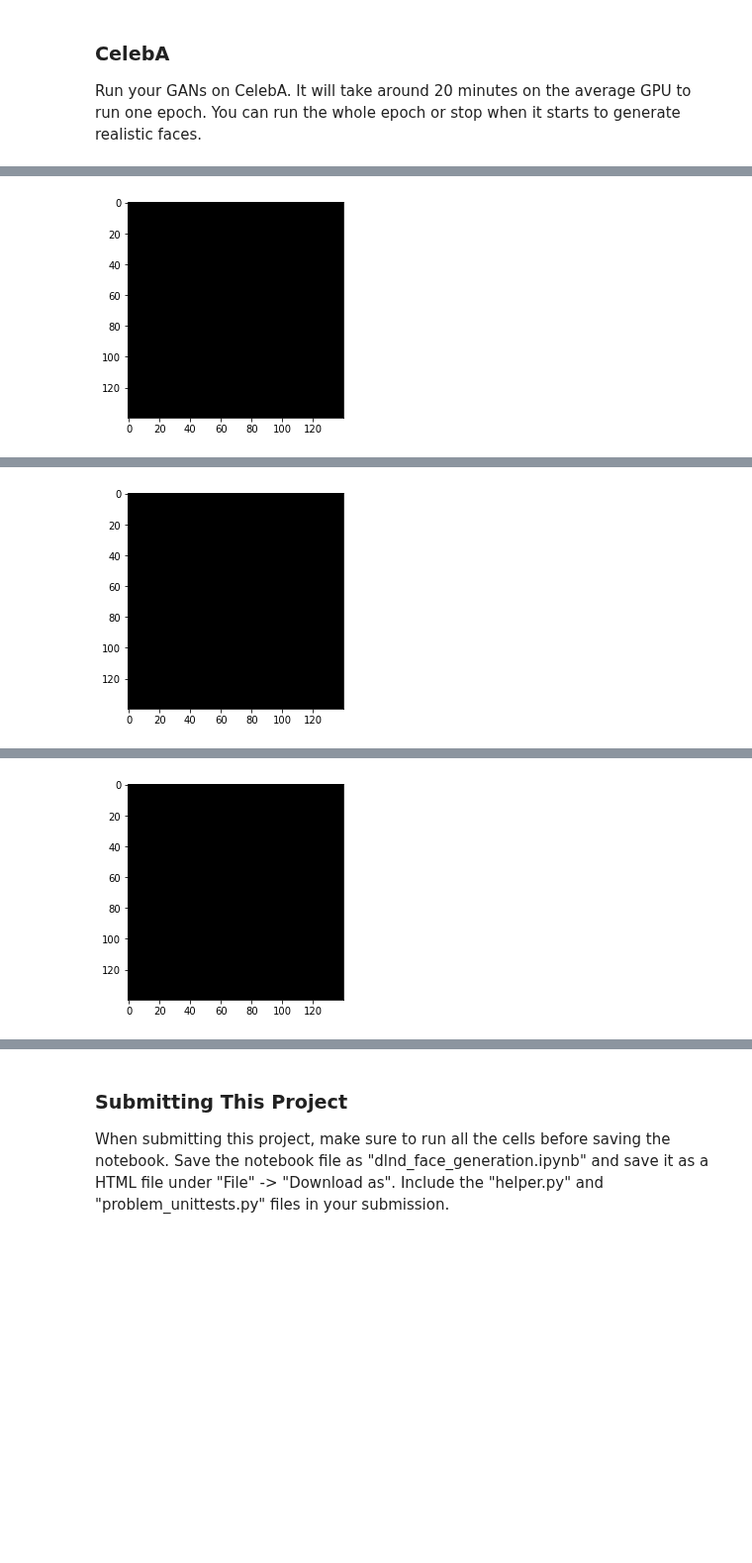
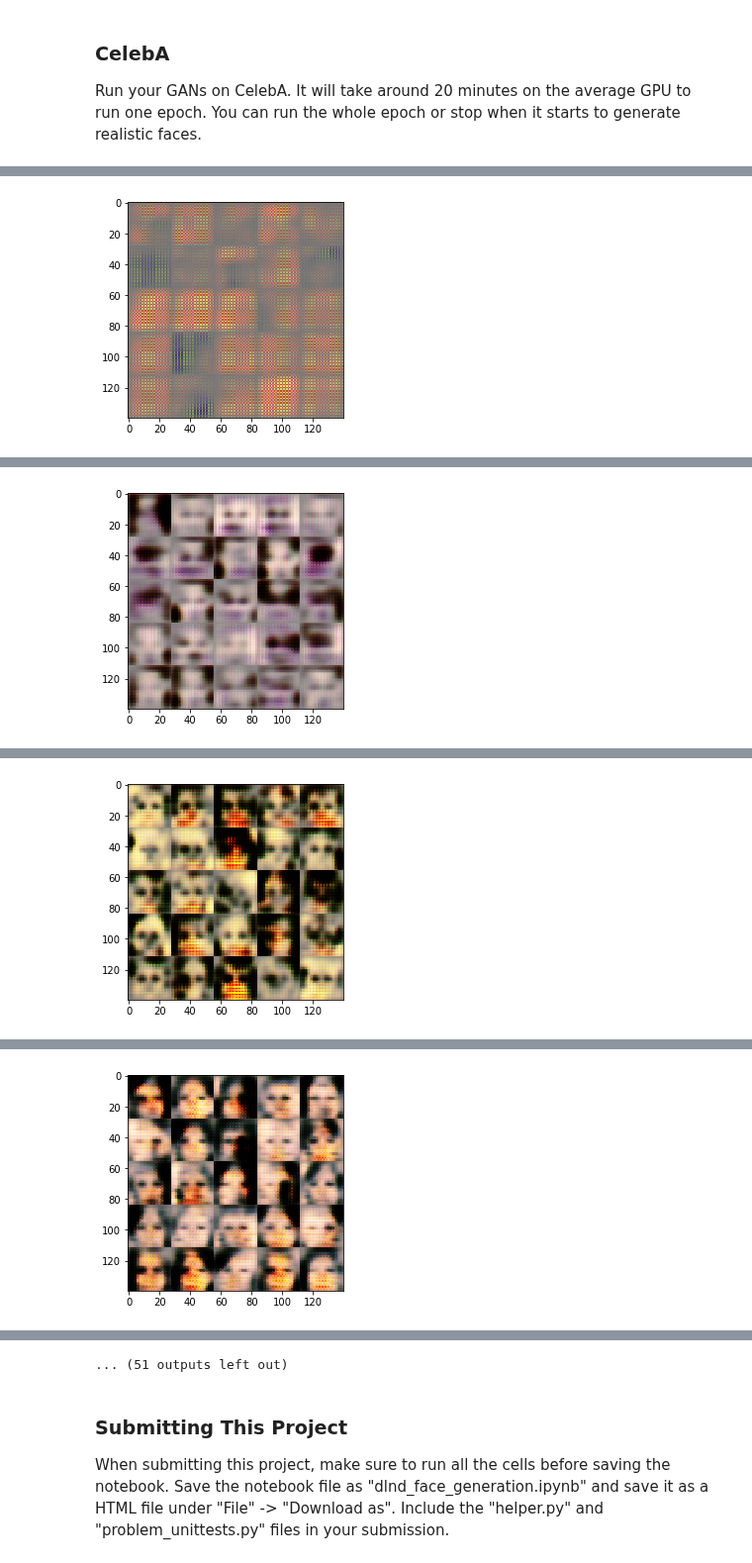
Before and after one commit to ksooklall/deep_learning_foundation, a Jupyter notebook: face_generation/dlnd_face_generation.ipynb, the cells around one changed output, grey strips where cells are left out. Shown at 99% size. Saved outputs shown, nothing was run; the diff lists cells and outputs as text; code cells hidden in the pictures; blank space fills up the shorter version.

Commit message:
good training accuracy

```diff
--- a/face_generation/dlnd_face_generation.ipynb
+++ b/face_generation/dlnd_face_generation.ipynb
@@ -132,7 +132,7 @@ Tests Passed
 ### Helper Method
 Each convolution goes throught the same process of batch_normalization and then a leaky relu
 # %%
-def batch_lrelu(x, alpha=0.01, batch_normalization=True, is_train=True):
+def batch_lrelu(x, alpha=0.1, batch_normalization=True, is_train=True):
     if batch_normalization:
         temp = tf.layers.batch_normalization(x, training=is_train)
         return tf.maximum(alpha * x, x)
@@ -233,18 +227,19 @@ def model_loss(input_real, input_z, out_channel_dim):
     """
     smooth = 0.1
 
-    gen_out = generator(input_z, out_channel_dim, is_train=True)
-    dics_out, disc_logits_real = discriminator(input_real, reuse=False)
-    _ , disc_logits_fake = discriminator(gen_out, reuse=True)
+    g_model = generator(input_z, out_channel_dim, is_train=True)
+    d_model_real, d_logits_real = discriminator(input_real, reuse=False)
+    d_model_fake, d_logits_fake = discriminator(g_model, reuse=True)
 
-    disc_real = tf.reduce_mean(tf.nn.sigmoid_cross_entropy_with_logits(logits=disc_logits_real,
-                                                                      labels=tf.ones_like(disc_logits_real) * (1 - smooth)))
-    disc_fake = tf.reduce_mean(tf.nn.sigmoid_cross_entropy_with_logits(logits=disc_logits_fake,
-                                                                      labels=tf.ones_like(disc_logits_fake)))
-    disc_loss = disc_real + disc_fake
-    gen_loss = tf.reduce_mean(tf.nn.sigmoid_cross_entropy_with_logits(logits=gen_out,
-                                                                    labels=tf.ones_like(gen_out)))
-    return disc_loss, gen_loss
+    d_loss_real = tf.reduce_mean(tf.nn.sigmoid_cross_entropy_with_logits(logits=d_logits_real,
+                                                                      labels=tf.ones_like(d_model_real) * (1 - smooth)))
+    d_loss_fake = tf.reduce_mean(tf.nn.sigmoid_cross_entropy_with_logits(logits=d_logits_fake,
+                                                                      labels=tf.zeros_like(d_model_fake)))
+    d_loss = d_loss_real + d_loss_fake
+
+    g_loss = tf.reduce_mean(tf.nn.sigmoid_cross_entropy_with_logits(logits=d_logits_fake,
+                                                                    labels=tf.ones_like(d_model_fake)))
+    return d_loss, g_loss
 
 
 """
@@ -340,7 +335,7 @@ def train(epoch_count, batch_size, z_dim, learning_rate, beta1, get_batches, dat
     disc_train, gen_train = model_opt(disc_loss, gen_loss, t_lr, beta1)
 
     steps = 0
-    losses = {'gen_loss': [], 'dis_loss': []}
+    losses = {'g_loss': [], 'd_loss': []}
 
     with tf.Session() as sess:
         sess.run(tf.global_variables_initializer())
@@ -356,13 +351,14 @@ def train(epoch_count, batch_size, z_dim, learning_rate, beta1, get_batches, dat
                 if not steps % 10:
                     training_loss_d = sess.run(disc_loss, feed_dict={input_data: batch_images, z_data: noise_z})
                     training_loss_g = sess.run(gen_loss, feed_dict={z_data: noise_z})
-                    losses['gen_loss'].append(training_loss_g)
-                    losses['dis_loss'].append(training_loss_d)
+                    losses['g_loss'].append(training_loss_g)
+                    losses['d_loss'].append(training_loss_d)
 
                     print('Epoch: {} Gen Loss: {:.4f} Disc Loss: {:.4f}'.format(epoch_i, training_loss_g, training_loss_d))
 
                 if not steps % 100:
                     show_generator_output(sess, 5 * 5, z_data, image_channels, image_mode=data_image_mode)
+    return losses
 # %% [markdown]
 ### MNIST
 Test your GANs architecture on MNIST.  After 2 epochs, the GANs should be able to generate images that look like handwritten digits.  Make sure the loss of the generator is lower than the loss of the discriminator or close to 0.
@@ -412,10 +461,10 @@ Epoch: 1 Gen Loss: 0.3133 Disc Loss: 0.3253
 ### CelebA
 Run your GANs on CelebA.  It will take around 20 minutes on the average GPU to run one epoch.  You can run the whole epoch or stop when it starts to generate realistic faces.
 # %%
-batch_size = 512
+batch_size = 64
 z_dim = 128
-learning_rate = 0.001
-beta1 = 10
+learning_rate = 0.0001
+beta1 = 0.8
 
 
 """
@@ -441 +490 @@ Epoch: 0 Gen Loss: nan Disc Loss: nan
-[figure, old version]
+[figure, new version]
@@ -452 +501 @@ Epoch: 0 Gen Loss: nan Disc Loss: nan
-[figure, old version]
+[figure, new version]
@@ -463 +512 @@ Epoch: 0 Gen Loss: nan Disc Loss: nan
-[figure, old version]
+[figure, new version]
@@ -472,0 +523 @@ Epoch: 0 Gen Loss: nan Disc Loss: nan
+[figure, added]
@@ -473,3 +546,4 @@ Epoch: 0 Gen Loss: nan Disc Loss: nan
+... (51 outputs left out)
 # %% [markdown]
 ### Submitting This Project
 When submitting this project, make sure to run all the cells before saving the notebook. Save the notebook file as "dlnd_face_generation.ipynb" and save it as a HTML file under "File" -> "Download as". Include the "helper.py" and "problem_unittests.py" files in your submission.
```
Also changed, not shown: parts of 6 cells of this notebook, 1 other file.
